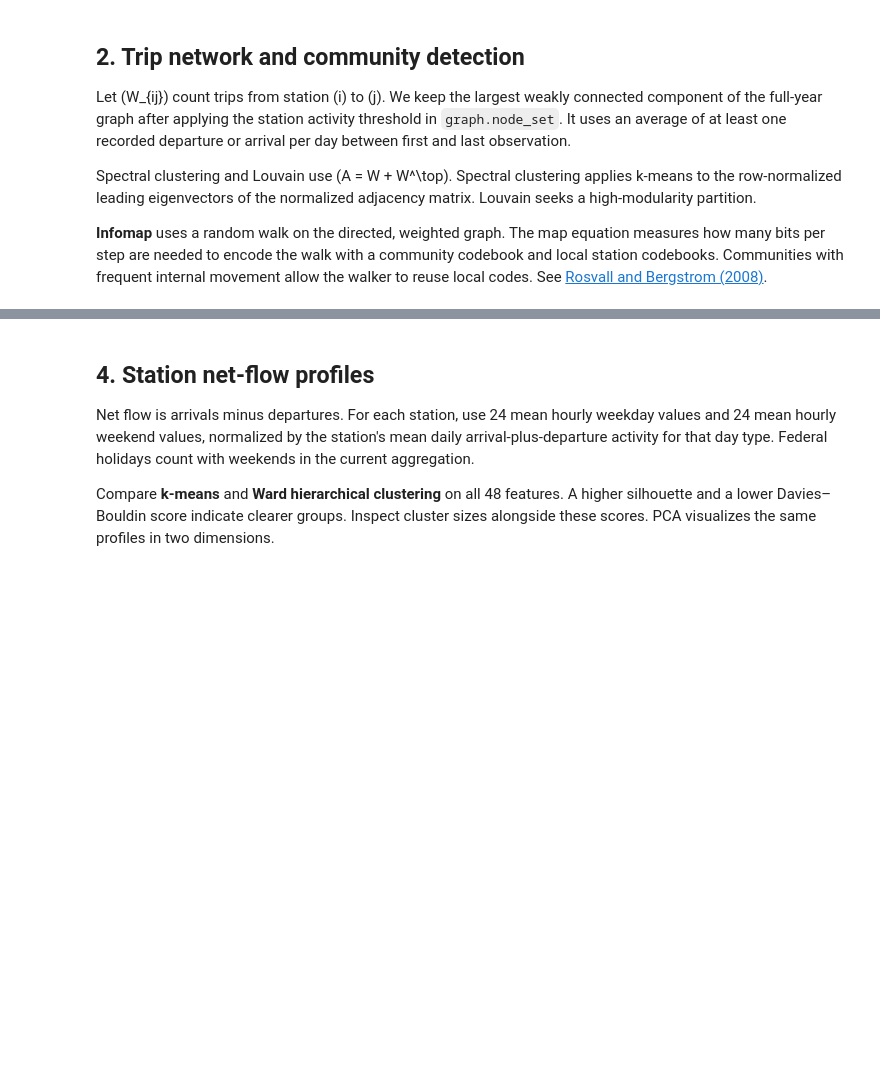
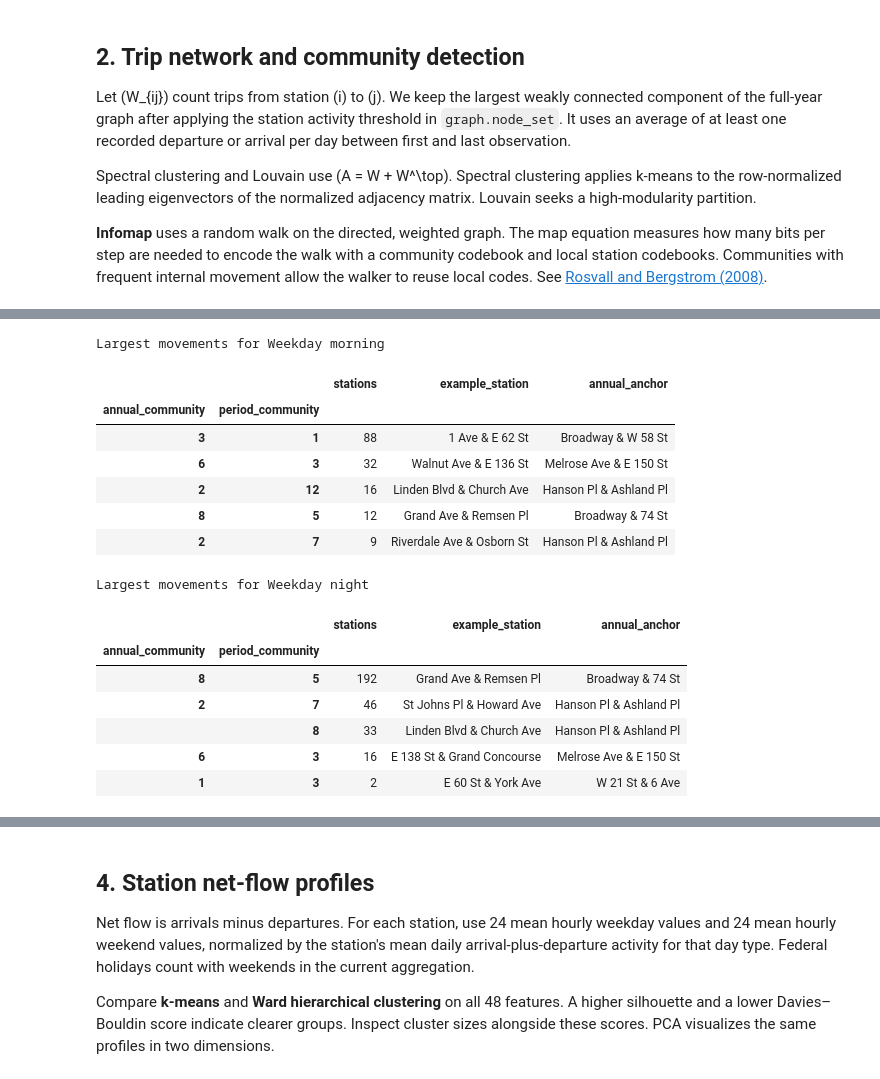
Before and after one commit to Lyngsberg/city_bike, a Jupyter notebook: city_bike.ipynb, the cells around one changed output, grey strips where cells are left out. Saved outputs shown, nothing was run; the diff lists cells and outputs as text; code cells hidden in the pictures; blank space fills up the shorter version.

```diff
--- a/city_bike.ipynb
+++ b/city_bike.ipynb
@@ -136,0 +357,49 @@ display(slice_scores.round(3))
+# %%
+# Inspect movements for every period. Annual anchors name busy reference stations.
+transition_tables = []
+for name in slice_names:
+    changed = station_changes[f"changed_{name}"]
+    table = (
+        station_changes.loc[changed]
+        .groupby(["annual_community", name])
+        .agg(stations=("name", "size"), example_station=("name", "first"))
+        .sort_values("stations", ascending=False)
+    )
+    table.index.names = ["annual_community", "period_community"]
+    table["annual_anchor"] = [
+        annual_names.loc[label] for label in table.index.get_level_values(0)
+    ]
+    transition_tables.append(table)
+transitions = pd.concat(transition_tables, keys=slice_names, names=["slice"])
+
+for name in ("weekday_am", "weekday_night"):
+    print(f"Largest movements for {period_names[name]}")
+    display(transitions.loc[name].head(5))
+
+# Save derived results for inspection. Every table is rebuilt by Run All.
+time_output = PROCESSED / "temporal"
+time_output.mkdir(exist_ok=True)
+time_coverage.to_csv(time_output / "coverage.csv")
+within_ari.to_csv(time_output / "within_seed_ari.csv", index=False)
+across_ari.to_csv(time_output / "slice_annual_ari.csv", index=False)
+time_retention.to_csv(time_output / "retention.csv", index=False)
+change_summary.to_csv(time_output / "station_change_summary.csv")
+station_changes.to_parquet(time_output / "station_assignments.parquet")
+transitions.to_csv(time_output / "largest_transitions.csv")
+# %% [output]
+Largest movements for Weekday morning
+|  |  | stations | example_station | annual_anchor |
+| annual_community | period_community |  |  |  |
+| 3 | 1 | 88 | 1 Ave & E 62 St | Broadway & W 58 St |
+| 6 | 3 | 32 | Walnut Ave & E 136 St | Melrose Ave & E 150 St |
+| 2 | 12 | 16 | Linden Blvd & Church Ave | Hanson Pl & Ashland Pl |
+| 8 | 5 | 12 | Grand Ave & Remsen Pl | Broadway & 74 St |
+| 2 | 7 | 9 | Riverdale Ave & Osborn St | Hanson Pl & Ashland Pl |
+Largest movements for Weekday night
+|  |  | stations | example_station | annual_anchor |
+| annual_community | period_community |  |  |  |
+| 8 | 5 | 192 | Grand Ave & Remsen Pl | Broadway & 74 St |
+| 2 | 7 | 46 | St Johns Pl & Howard Ave | Hanson Pl & Ashland Pl |
+|  | 8 | 33 | Linden Blvd & Church Ave | Hanson Pl & Ashland Pl |
+| 6 | 3 | 16 | E 138 St & Grand Concourse | Melrose Ave & E 150 St |
+| 1 | 3 | 2 | E 60 St & York Ave | W 21 St & 6 Ave |
```
Also changed, not shown: parts of 11 cells of this notebook, 3 other files.
